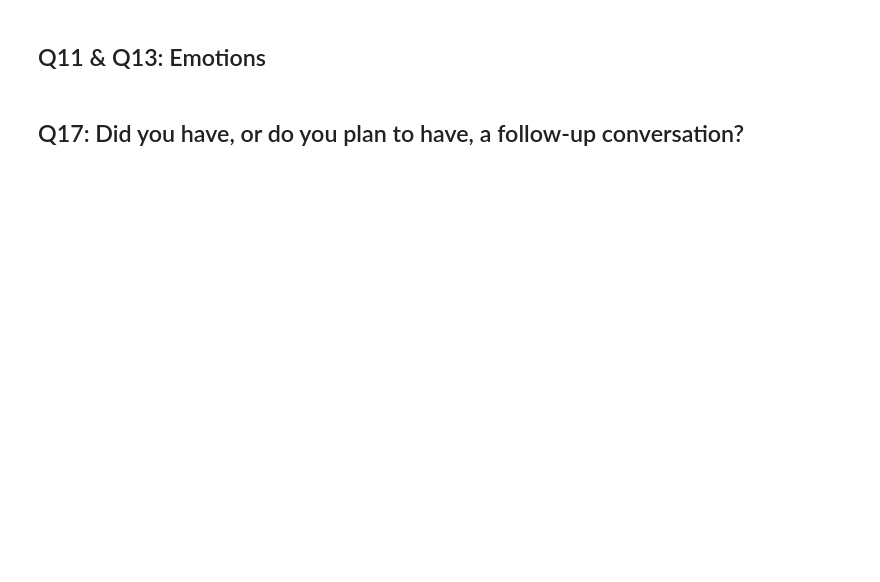
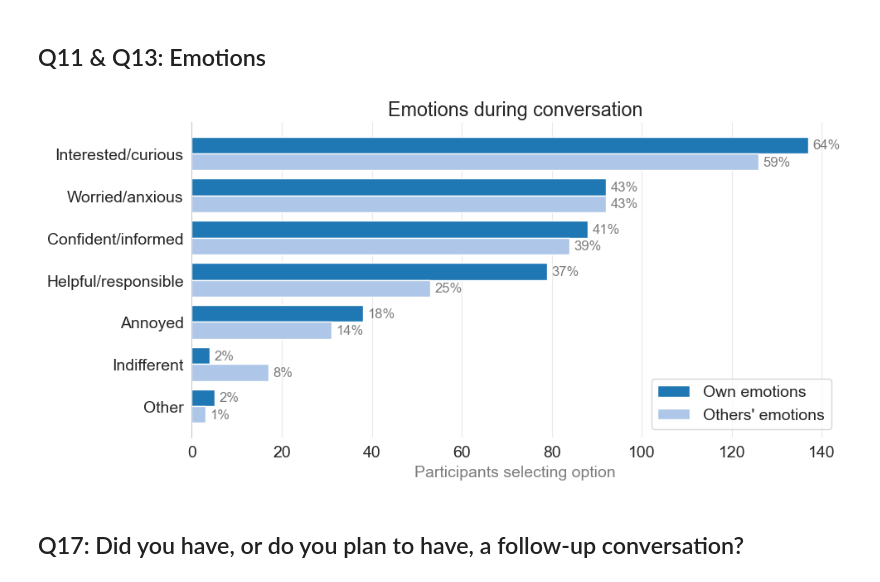
Before and after one commit to lroessert/cybersec-conv-analysis, a Jupyter notebook: source/analysis.ipynb, the cells around one changed output. Saved outputs shown, nothing was run; the diff lists cells and outputs as text; code cells hidden in the pictures; blank space fills up the shorter version.

```diff
--- a/source/analysis.ipynb
+++ b/source/analysis.ipynb
@@ -488,34 +534,36 @@ color_own = colors[0]
 color_other = colors[1]
 
 fig, ax = plt.subplots(figsize=(10, 5))
 bars1 = ax.barh(x + width/2, q11_counts.values, height=width, label="Own emotions", color=color_own)
 bars2 = ax.barh(x - width/2, q13_counts.values, height=width, label="Others' emotions", color=color_other)
 
 ax.set_yticks(x)
 ax.set_yticklabels(cats)
 ax.set_xlabel("Participants selecting option", alpha=0.6)
 ax.set_title("Emotions during conversation")
 ax.legend()
 
 ax.grid(axis='x', alpha=0.4)
 ax.grid(axis='y', visible=False)
 for spine in ['top','right','bottom']:
         ax.spines[spine].set_visible(False)
 
 
 for bars, pct_series, count_series, offset in [
     (bars1, q11_pct, q11_counts, -0.2),
     (bars2, q13_pct, q13_counts, 0.2)
 ]:
     for i, bar in enumerate(bars):
         count = count_series.iloc[i]
         pct = pct_series.iloc[i]
         if count > 0:
             ax.text(bar.get_width() + 1, bar.get_y() + bar.get_height()/2,
-                    f"{pct}%", va="center", ha="left", fontsize=12, alpha=0.6)
+                    f"{pct:.0f}%", va="center", ha="left", fontsize=12, alpha=0.6)
 
 plt.tight_layout()
 plt.show()
+# %% [output]
+[figure, added]
 # %% [markdown]
 ## Q17: Did you have, or do you plan to have, a follow-up conversation?
 # %%
```
Also changed, not shown: parts of 26 cells of this notebook, 1 other file.
